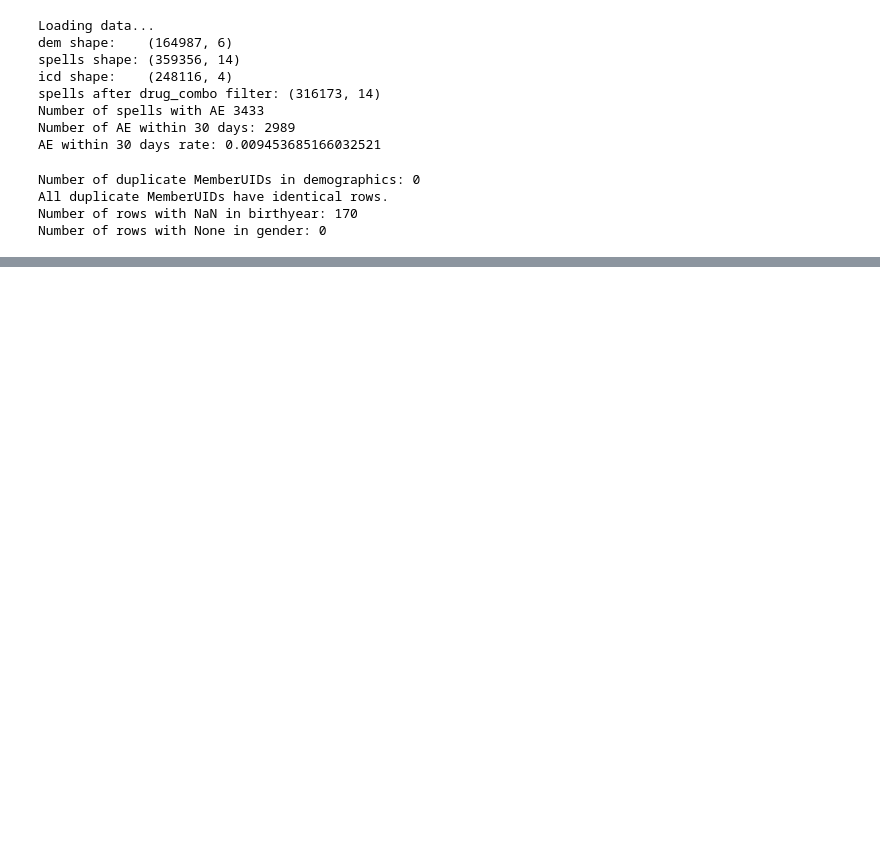
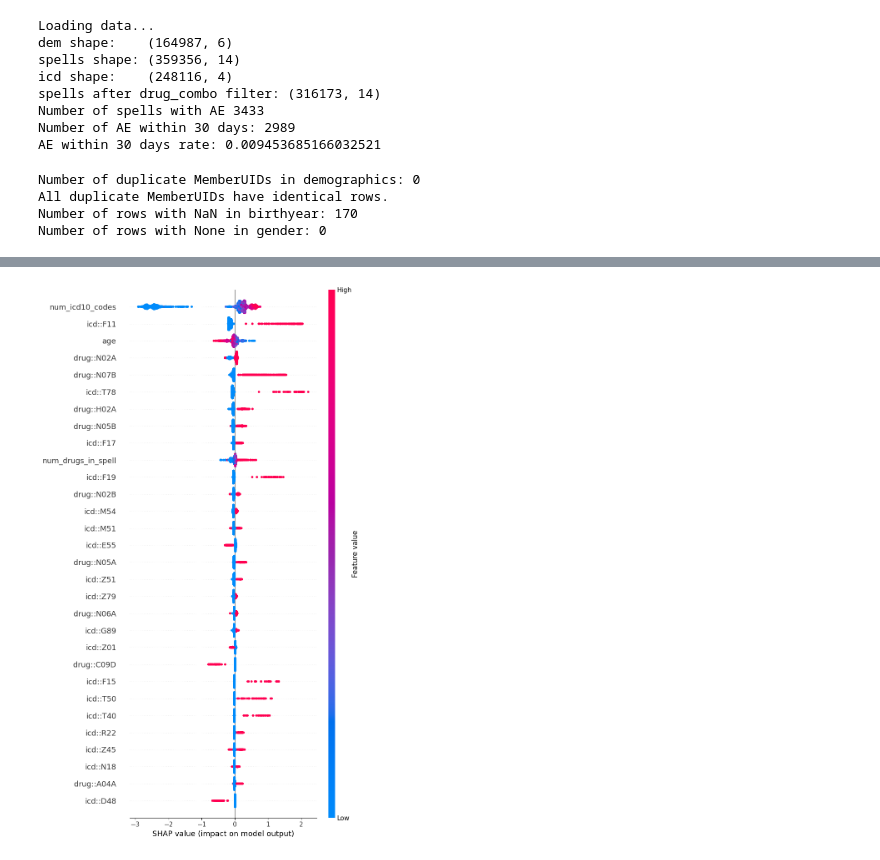
Before and after one commit to beni-1414/bmif204_claims_project, a Jupyter notebook: src/modelling/xgboost.ipynb, the cells around one changed output, grey strips where cells are left out. Cells and saved outputs as stored; diff of their text form; code cells hidden in the pictures; blank space fills up the shorter version.

Commit message:
feat: add cells for evaluation of model and SHAP analysis

```diff
--- a/src/modelling/xgboost.ipynb
+++ b/src/modelling/xgboost.ipynb
@@ -333,7 +334,7 @@ print(f"\nClassification report at threshold = {threshold}:")
 report_str = classification_report(y_valid, y_valid_pred, digits=3)
 print(report_str)
 
-log_path = f"training/training_log{SUFFIX}.txt"
+log_path = f"../../training/training_log{SUFFIX}.txt"
 with open(log_path, "a") as f:
     f.write("\n" + "="*60 + "\n")
     f.write(f"Run description: SINGLE run from notebook\n")
@@ -375,0 +537,17 @@ Done.
+# %%
+import shap
+
+# For Jupyter notebooks
+shap.initjs()
+
+# Sample a subset of validation rows for SHAP to keep it manageable
+n_shap = min(5000, X_valid.shape[0])
+rng = np.random.default_rng(42)
+subset_idx = rng.choice(X_valid.shape[0], size=n_shap, replace=False)
+
+X_valid_shap = X_valid[subset_idx]
+
+explainer = shap.TreeExplainer(model)
+shap_values = explainer.shap_values(X_valid_shap)
+
+print("SHAP values shape:", np.array(shap_values).shape)
@@ -375,0 +557,12 @@ Done.
+# %%
+# Convert sparse to dense for plotting if needed (5000 x ~2000 should be OK)
+X_valid_shap_dense = X_valid_shap.toarray()
+
+shap.summary_plot(
+    shap_values,
+    X_valid_shap_dense,
+    feature_names=feature_names,
+    max_display=30  # show top 30 features
+)
+# %% [output]
+[figure, added]
```
Also changed, not shown: parts of 14 cells of this notebook.
